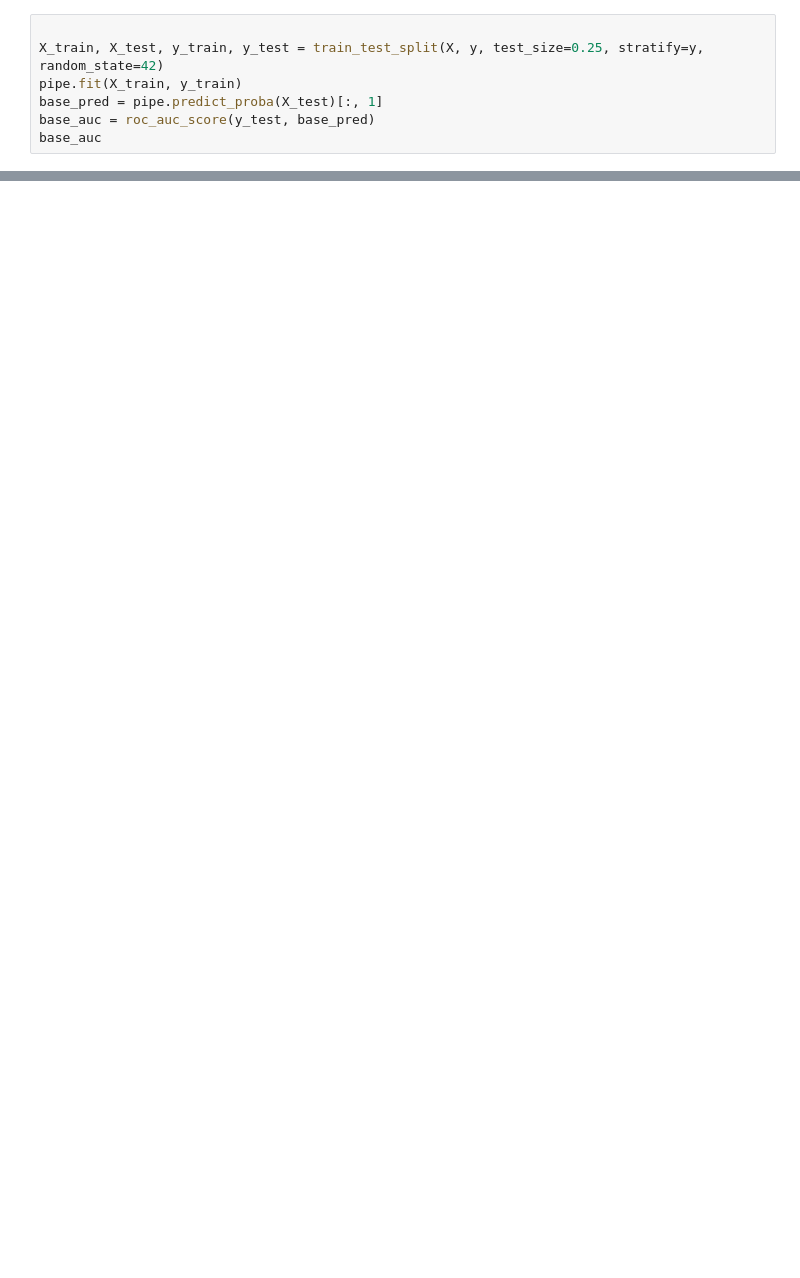
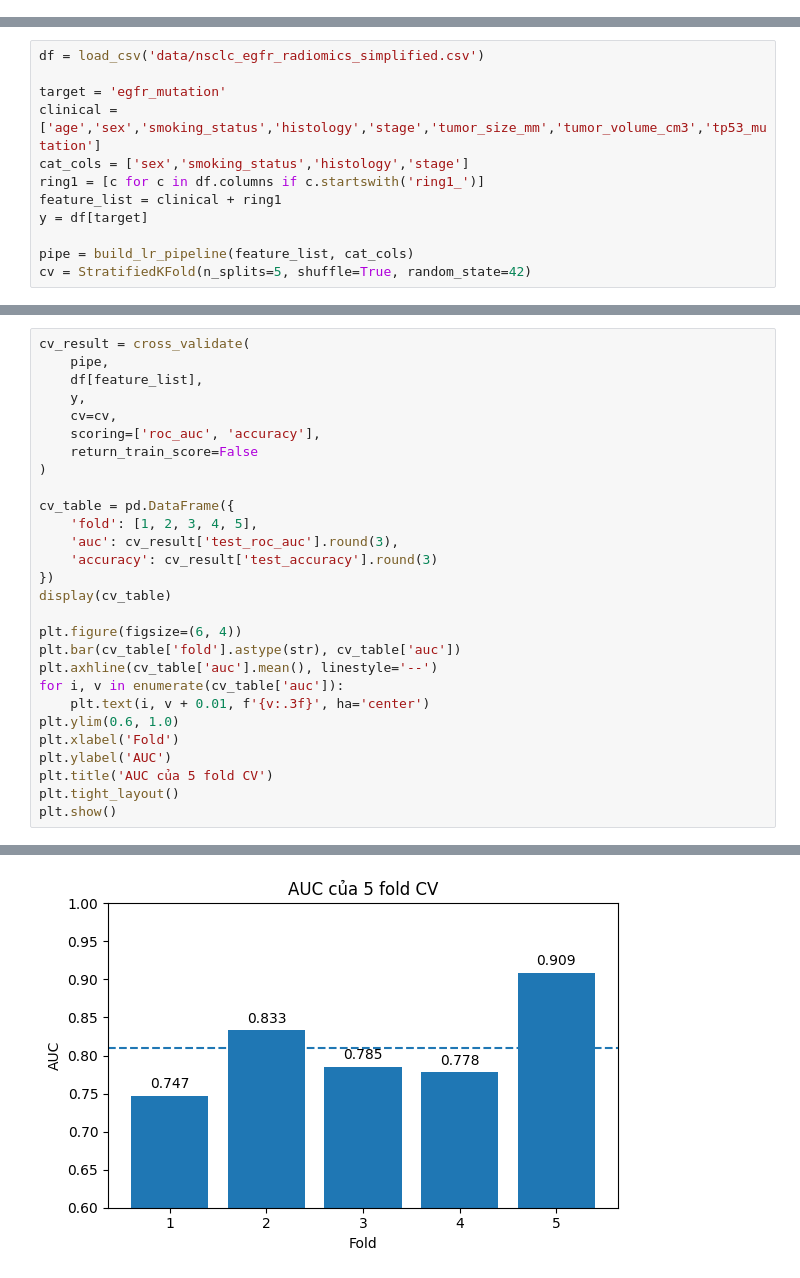
Before and after one commit to ketnoimaytinh797-dotcom/EGFR-Radiomics-MiniBootcamp, a Jupyter notebook: book/day03.ipynb, the cells around one changed output, grey strips where cells are left out. Cells and saved outputs as stored; diff of their text form; blank space fills up the shorter version.

```diff
--- a/book/day03.ipynb
+++ b/book/day03.ipynb
@@ -97,7 +0,0 @@ cv_summary
-# %%
-
-X_train, X_test, y_train, y_test = train_test_split(X, y, test_size=0.25, stratify=y, random_state=42)
-pipe.fit(X_train, y_train)
-base_pred = pipe.predict_proba(X_test)[:, 1]
-base_auc = roc_auc_score(y_test, base_pred)
-base_auc
@@ -177,0 +64,12 @@ Day 04 sẽ dùng mô hình đã hiểu về hiệu năng và độ ổn định
+# %%
+df = load_csv('data/nsclc_egfr_radiomics_simplified.csv')
+
+target = 'egfr_mutation'
+clinical = ['age','sex','smoking_status','histology','stage','tumor_size_mm','tumor_volume_cm3','tp53_mutation']
+cat_cols = ['sex','smoking_status','histology','stage']
+ring1 = [c for c in df.columns if c.startswith('ring1_')]
+feature_list = clinical + ring1
+y = df[target]
+
+pipe = build_lr_pipeline(feature_list, cat_cols)
+cv = StratifiedKFold(n_splits=5, shuffle=True, random_state=42)
@@ -177,0 +80,29 @@ Day 04 sẽ dùng mô hình đã hiểu về hiệu năng và độ ổn định
+# %%
+cv_result = cross_validate(
+    pipe,
+    df[feature_list],
+    y,
+    cv=cv,
+    scoring=['roc_auc', 'accuracy'],
+    return_train_score=False
+)
+
+cv_table = pd.DataFrame({
+    'fold': [1, 2, 3, 4, 5],
+    'auc': cv_result['test_roc_auc'].round(3),
+    'accuracy': cv_result['test_accuracy'].round(3)
+})
+display(cv_table)
+
+plt.figure(figsize=(6, 4))
+plt.bar(cv_table['fold'].astype(str), cv_table['auc'])
+plt.axhline(cv_table['auc'].mean(), linestyle='--')
+for i, v in enumerate(cv_table['auc']):
+    plt.text(i, v + 0.01, f'{v:.3f}', ha='center')
+plt.ylim(0.6, 1.0)
+plt.xlabel('Fold')
+plt.ylabel('AUC')
+plt.title('AUC của 5 fold CV')
+plt.tight_layout()
+plt.show()
+# %% [output]
@@ -177,0 +115 @@ Day 04 sẽ dùng mô hình đã hiểu về hiệu năng và độ ổn định
+[figure, added]
```
Also changed, not shown: parts of 25 cells of this notebook, 51 other files.
